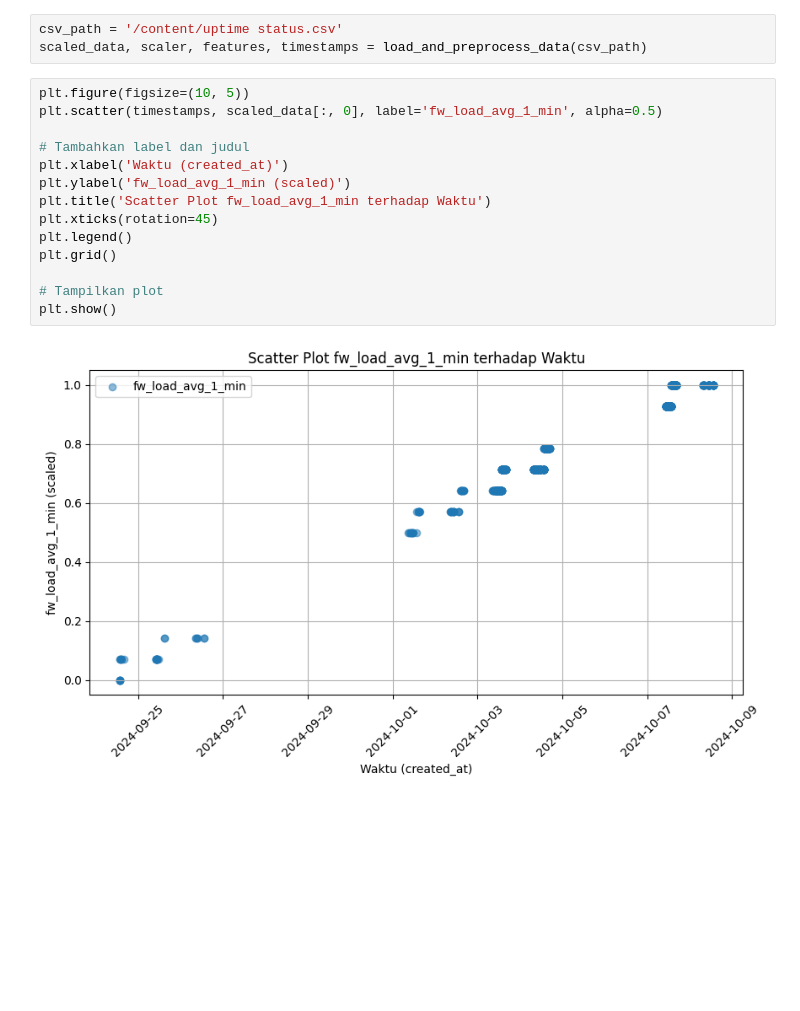
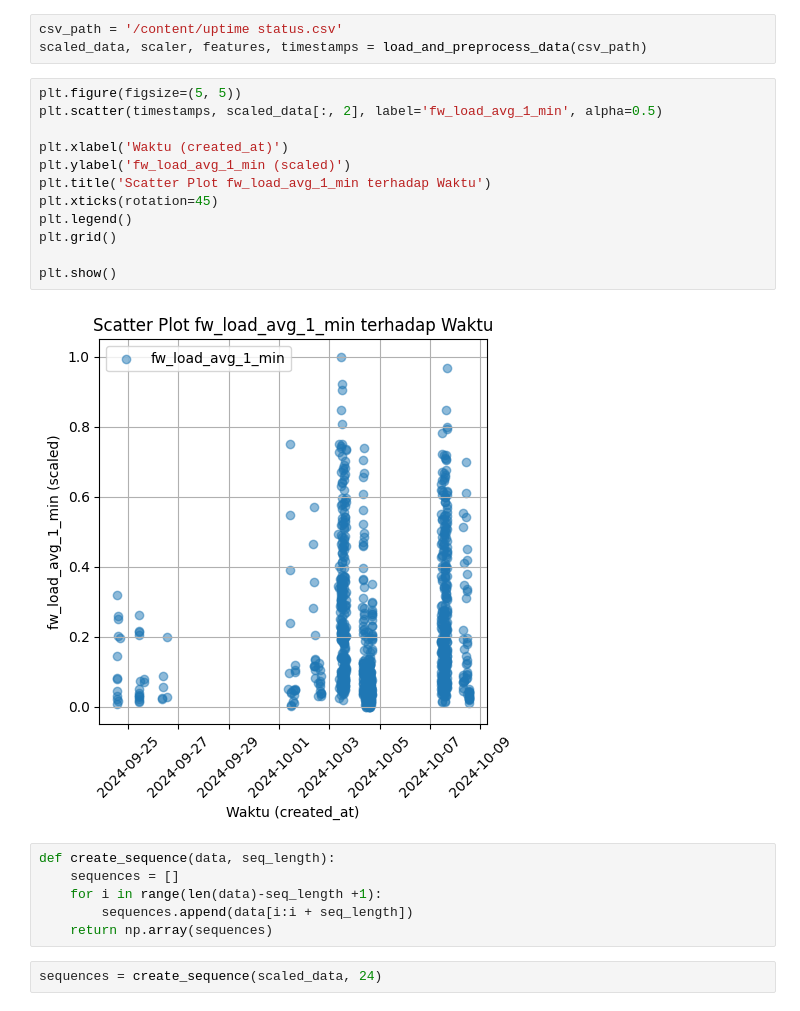
Before and after one commit to Aikhusy/Applied_LSTM_Autoencoder_Anomaly_Detections_For_Firewall_log, a Jupyter notebook: 22_01_2025_Deep_learning_LSTM_Autoencoder_Uptime_Status_Linux_Machine.ipynb, the cells around one changed output. Cells and saved outputs as stored; diff of their text form; blank space fills up the shorter version.

```diff
--- a/22_01_2025_Deep_learning_LSTM_Autoencoder_Uptime_Status_Linux_Machine.ipynb
+++ b/22_01_2025_Deep_learning_LSTM_Autoencoder_Uptime_Status_Linux_Machine.ipynb
@@ -26,18 +24,24 @@ def load_and_preprocess_data(csv_path):
 csv_path = '/content/uptime status.csv'
 scaled_data, scaler, features, timestamps = load_and_preprocess_data(csv_path)
 # %%
-plt.figure(figsize=(10, 5))
-plt.scatter(timestamps, scaled_data[:, 0], label='fw_load_avg_1_min', alpha=0.5)
+plt.figure(figsize=(5, 5))
+plt.scatter(timestamps, scaled_data[:, 2], label='fw_load_avg_1_min', alpha=0.5)
 
-# Tambahkan label dan judul
 plt.xlabel('Waktu (created_at)')
 plt.ylabel('fw_load_avg_1_min (scaled)')
 plt.title('Scatter Plot fw_load_avg_1_min terhadap Waktu')
 plt.xticks(rotation=45)
 plt.legend()
 plt.grid()
 
-# Tampilkan plot
 plt.show()
 # %% [output]
-[figure, old version]
+[figure, new version]
+# %%
+def create_sequence(data, seq_length):
+    sequences = []
+    for i in range(len(data)-seq_length +1):
+        sequences.append(data[i:i + seq_length])
+    return np.array(sequences)
+# %%
+sequences = create_sequence(scaled_data, 24)
```
Also changed, not shown: parts of 7 cells of this notebook.
